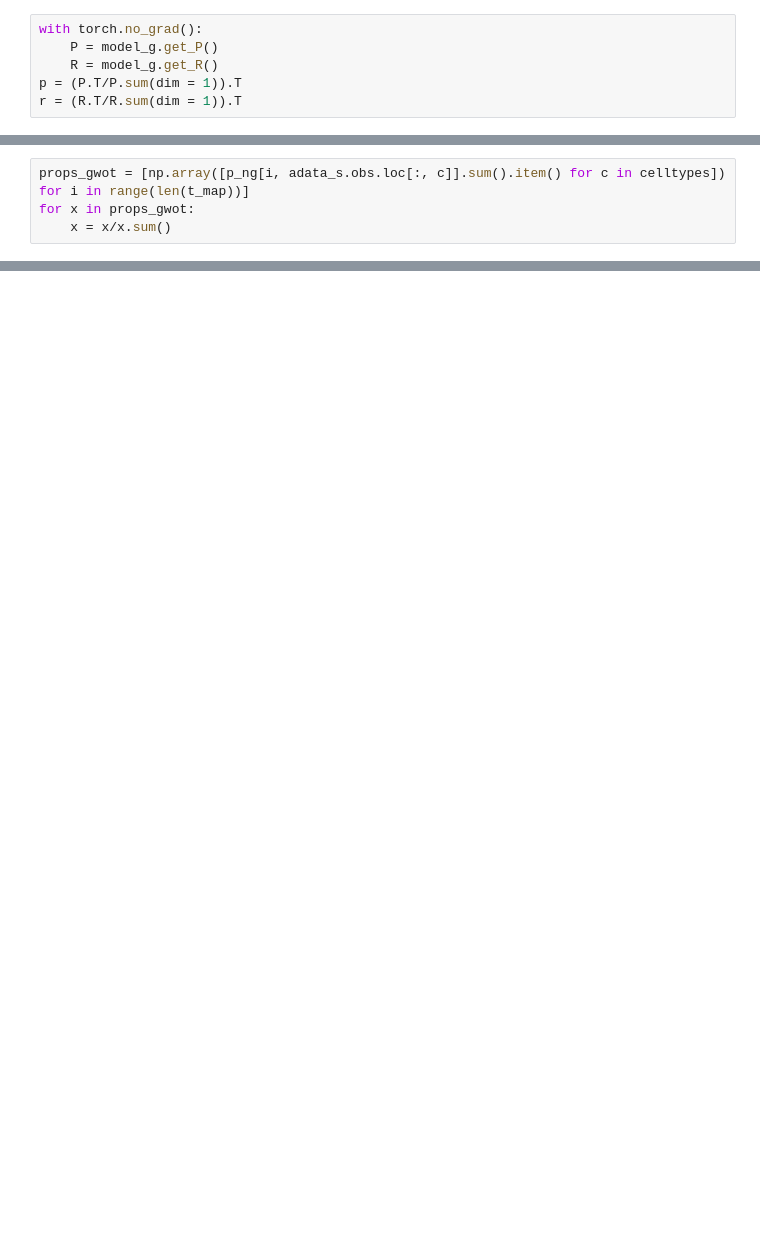
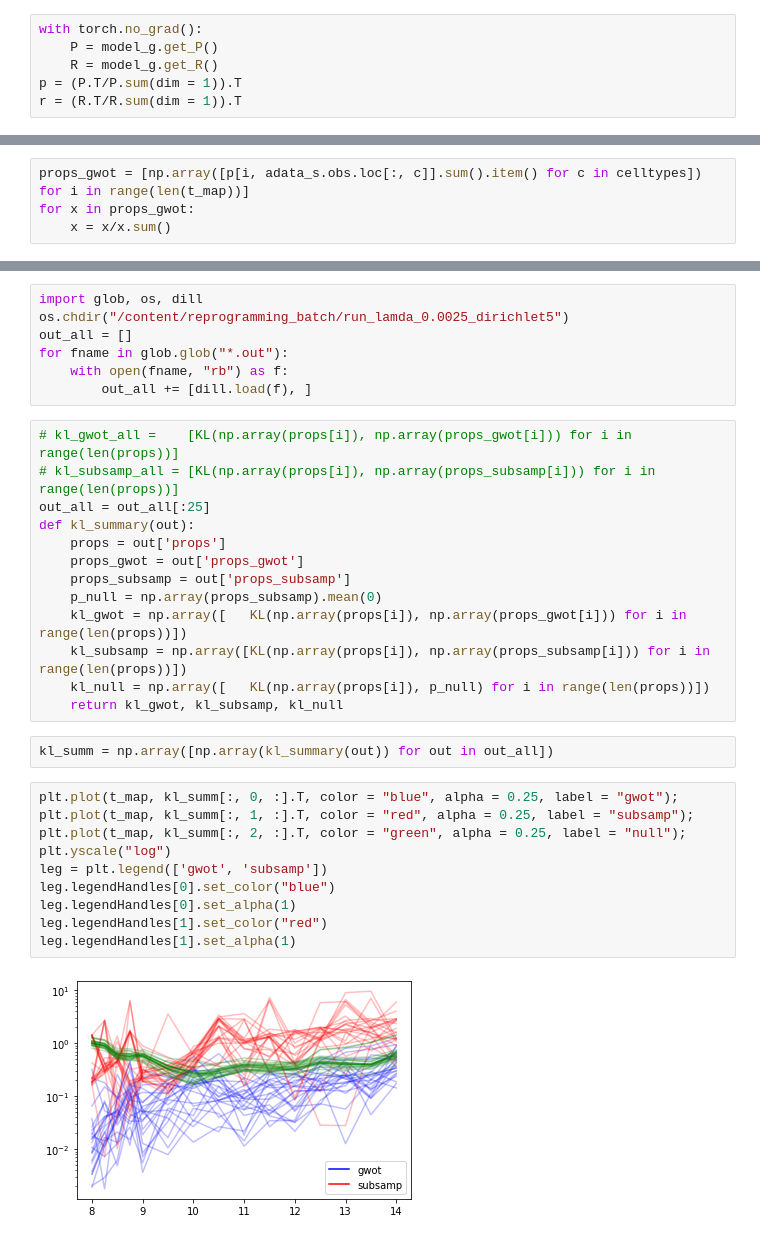
Before and after one commit to zsteve/reprogramming_batch, a Jupyter notebook: batch_test.ipynb, the cells around one changed output, grey strips where cells are left out. Cells and saved outputs as stored; diff of their text form; blank space fills up the shorter version.

```diff
--- a/batch_test.ipynb
+++ b/batch_test.ipynb
@@ -321,5 +418,5 @@ for t in t_map:
 # %%
-props_gwot = [np.array([p_ng[i, adata_s.obs.loc[:, c]].sum().item() for c in celltypes]) for i in range(len(t_map))]
+props_gwot = [np.array([p[i, adata_s.obs.loc[:, c]].sum().item() for c in celltypes]) for i in range(len(t_map))]
 for x in props_gwot:
     x = x/x.sum()
 # %%
@@ -382,0 +529,34 @@ plt.scatter(adata_s.obsm["X_fle"][:, 0], adata_s.obsm["X_fle"][:, 1], c = np.whe
+# %%
+import glob, os, dill
+os.chdir("/content/reprogramming_batch/run_lamda_0.0025_dirichlet5")
+out_all = []
+for fname in glob.glob("*.out"):
+    with open(fname, "rb") as f:
+        out_all += [dill.load(f), ]
+# %%
+# kl_gwot_all =    [KL(np.array(props[i]), np.array(props_gwot[i])) for i in range(len(props))]
+# kl_subsamp_all = [KL(np.array(props[i]), np.array(props_subsamp[i])) for i in range(len(props))]
+out_all = out_all[:25]
+def kl_summary(out):
+    props = out['props']
+    props_gwot = out['props_gwot']
+    props_subsamp = out['props_subsamp']
+    p_null = np.array(props_subsamp).mean(0)
+    kl_gwot = np.array([   KL(np.array(props[i]), np.array(props_gwot[i])) for i in range(len(props))])
+    kl_subsamp = np.array([KL(np.array(props[i]), np.array(props_subsamp[i])) for i in range(len(props))])
+    kl_null = np.array([   KL(np.array(props[i]), p_null) for i in range(len(props))])
+    return kl_gwot, kl_subsamp, kl_null
+# %%
+kl_summ = np.array([np.array(kl_summary(out)) for out in out_all])
+# %%
+plt.plot(t_map, kl_summ[:, 0, :].T, color = "blue", alpha = 0.25, label = "gwot");
+plt.plot(t_map, kl_summ[:, 1, :].T, color = "red", alpha = 0.25, label = "subsamp");
+plt.plot(t_map, kl_summ[:, 2, :].T, color = "green", alpha = 0.25, label = "null");
+plt.yscale("log")
+leg = plt.legend(['gwot', 'subsamp'])
+leg.legendHandles[0].set_color("blue")
+leg.legendHandles[0].set_alpha(1)
+leg.legendHandles[1].set_color("red")
+leg.legendHandles[1].set_alpha(1)
+# %% [output]
+[figure, added]
```
Also changed, not shown: parts of 39 cells of this notebook.
